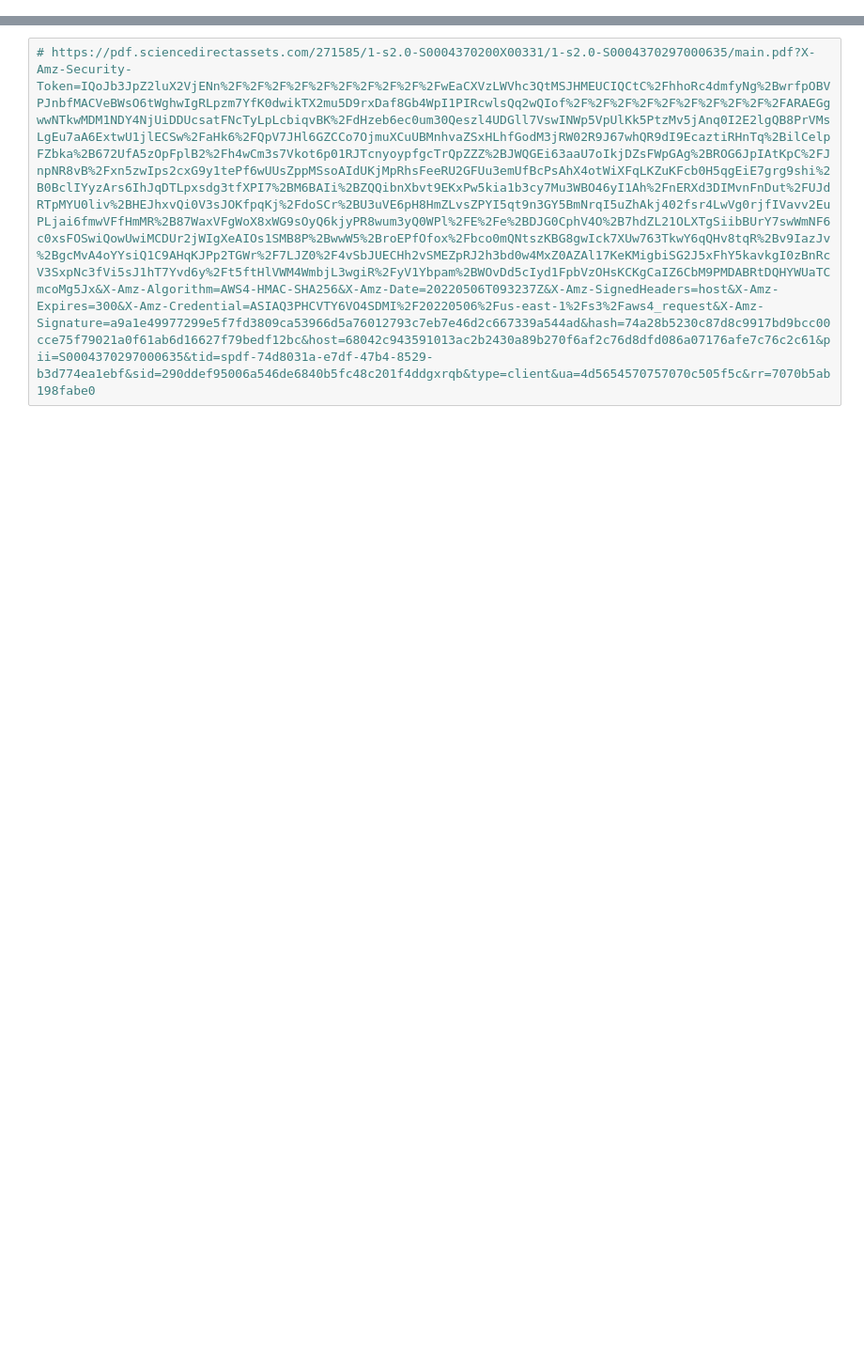
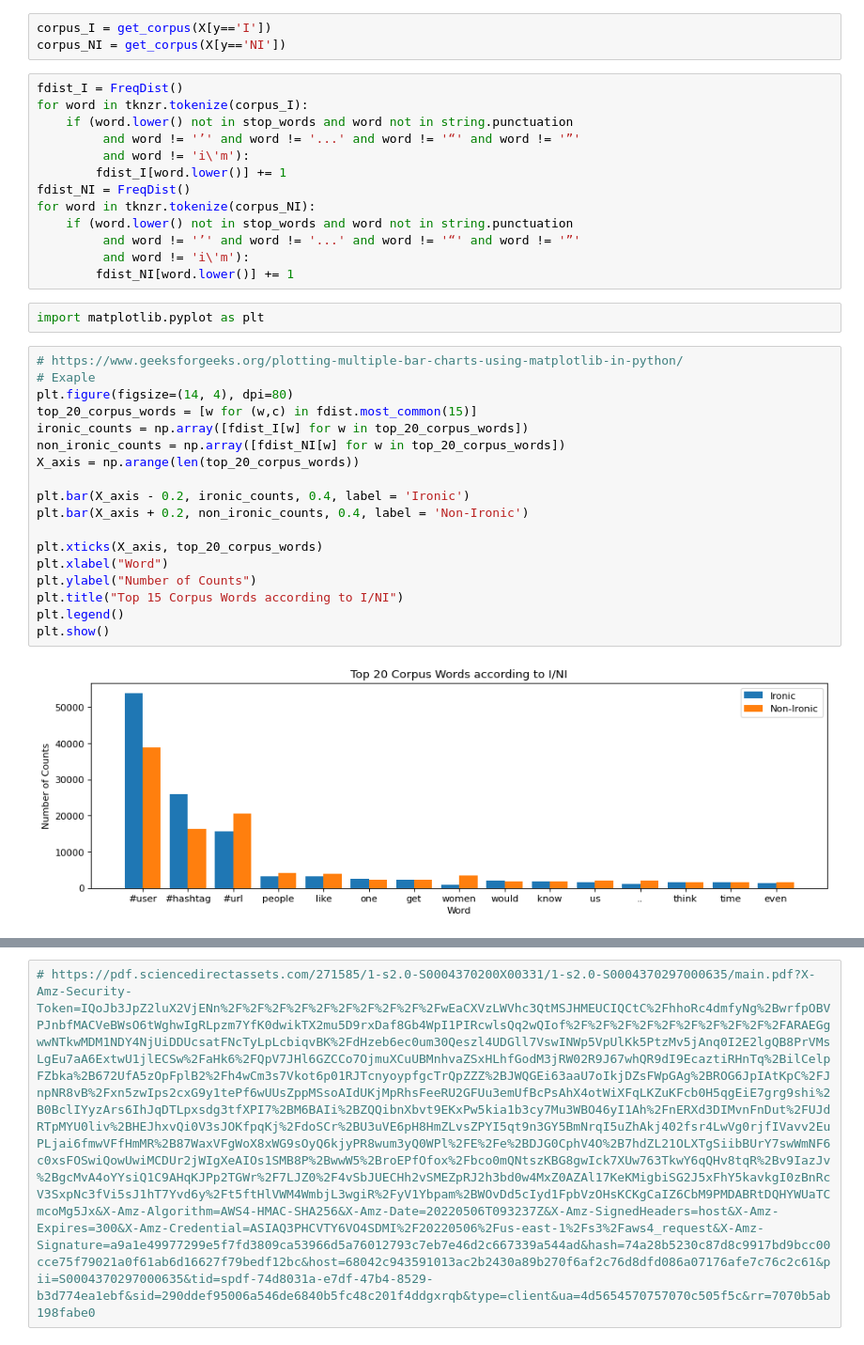
Before and after one commit to tfnribeiro/zenodo-PAN22-aut-prof-irony-stereotype, a Jupyter notebook: Data Analysis.ipynb, the cells around one changed output, grey strips where cells are left out. Shown: that part at 94% size. Cells and saved outputs as stored; diff of their text form; blank space fills up the shorter version.

```diff
--- a/Data Analysis.ipynb
+++ b/Data Analysis.ipynb
@@ -22,0 +48,38 @@ df
+# %%
+corpus_I = get_corpus(X[y=='I'])
+corpus_NI = get_corpus(X[y=='NI'])
+# %%
+fdist_I = FreqDist()
+for word in tknzr.tokenize(corpus_I):
+    if (word.lower() not in stop_words and word not in string.punctuation
+         and word != '’' and word != '...' and word != '“' and word != '”'
+         and word != 'i\'m'):
+        fdist_I[word.lower()] += 1
+fdist_NI = FreqDist()
+for word in tknzr.tokenize(corpus_NI):
+    if (word.lower() not in stop_words and word not in string.punctuation
+         and word != '’' and word != '...' and word != '“' and word != '”'
+         and word != 'i\'m'):
+        fdist_NI[word.lower()] += 1
+# %%
+import matplotlib.pyplot as plt
+# %%
+# https://www.geeksforgeeks.org/plotting-multiple-bar-charts-using-matplotlib-in-python/
+# Exaple
+plt.figure(figsize=(14, 4), dpi=80)
+top_20_corpus_words = [w for (w,c) in fdist.most_common(15)]
+ironic_counts = np.array([fdist_I[w] for w in top_20_corpus_words])
+non_ironic_counts = np.array([fdist_NI[w] for w in top_20_corpus_words])
+X_axis = np.arange(len(top_20_corpus_words))
+
+plt.bar(X_axis - 0.2, ironic_counts, 0.4, label = 'Ironic')
+plt.bar(X_axis + 0.2, non_ironic_counts, 0.4, label = 'Non-Ironic')
+
+plt.xticks(X_axis, top_20_corpus_words)
+plt.xlabel("Word")
+plt.ylabel("Number of Counts")
+plt.title("Top 15 Corpus Words according to I/NI")
+plt.legend()
+plt.show()
+# %% [output]
+[figure, added]
```
Also changed, not shown: parts of 32 cells of this notebook, 9 other files.
